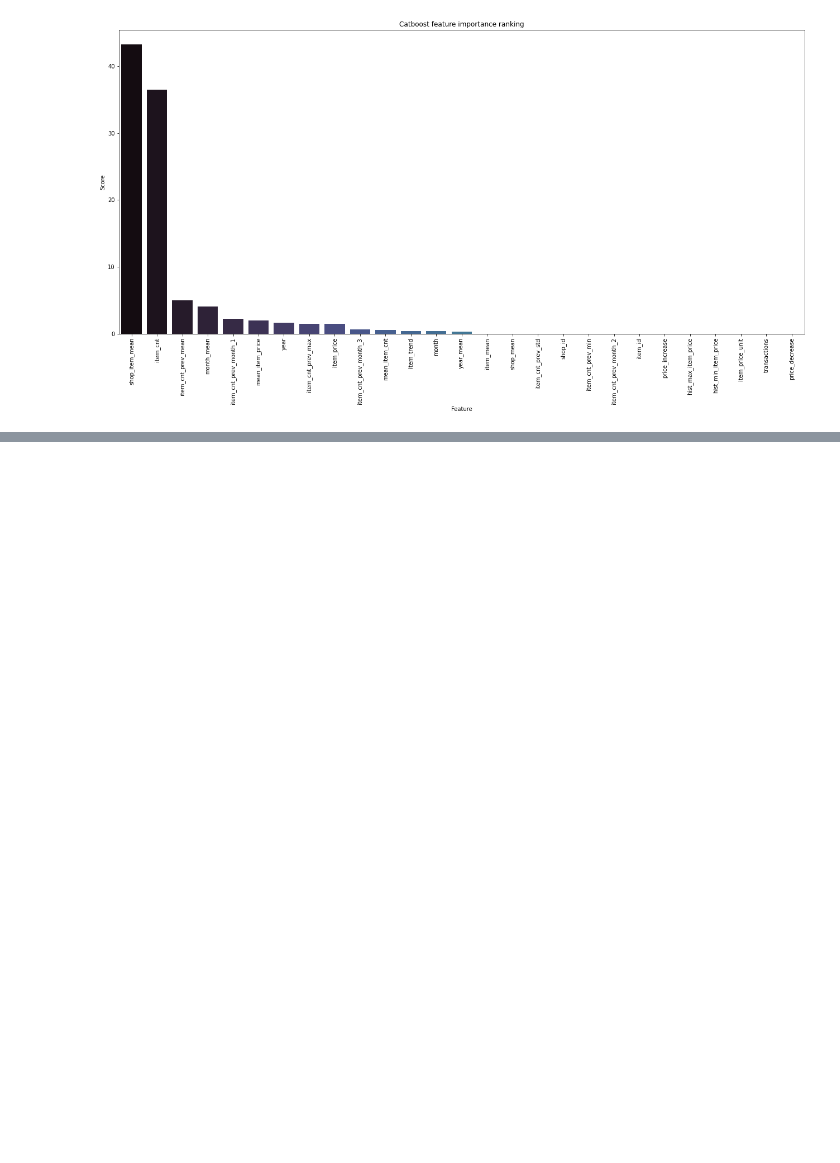
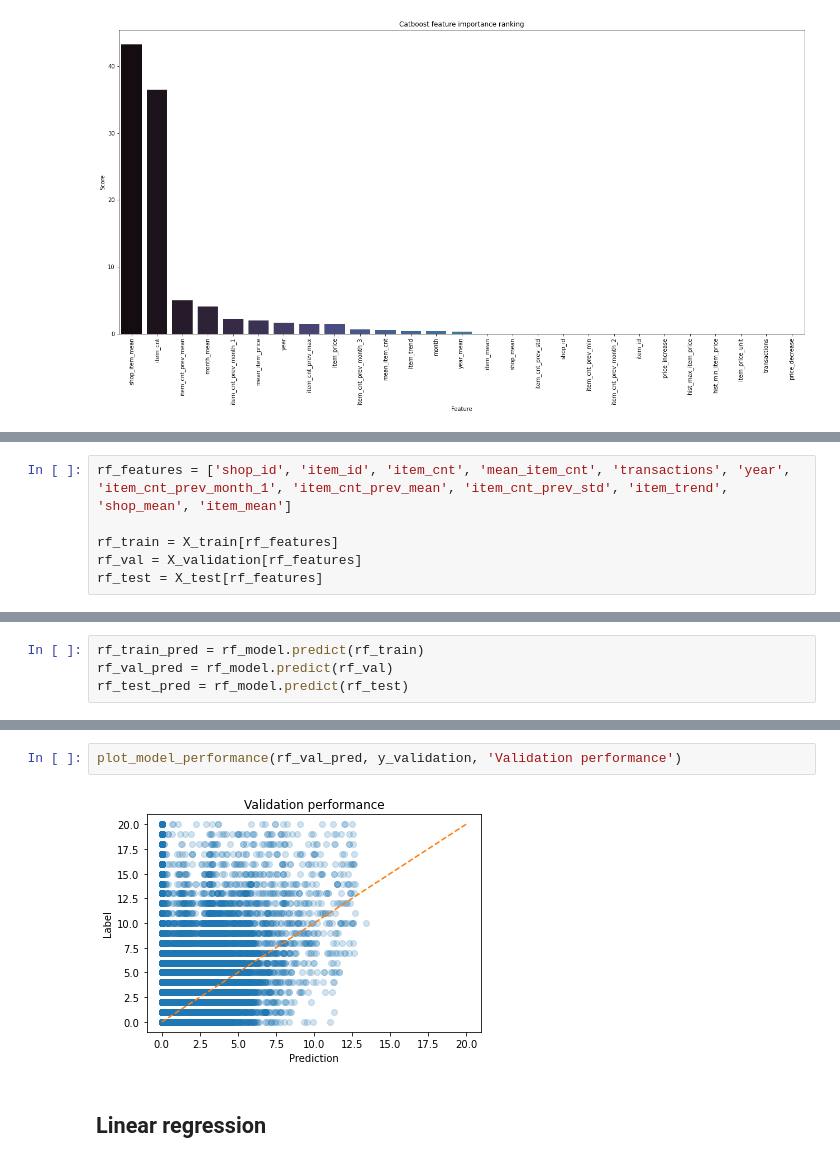
Before and after one commit to aitor-perez/kaggle, a Jupyter notebook: future-sales/time-series.ipynb, the cells around one changed output, grey strips where cells are left out. Cells and saved outputs as stored; diff of their text form; blank space fills up the shorter version.

```diff
--- a/future-sales/time-series.ipynb
+++ b/future-sales/time-series.ipynb
@@ -346,0 +417,6 @@ We are now ready to submit our predictions. To avoid repeating the training with
+# %%
+rf_features = ['shop_id', 'item_id', 'item_cnt', 'mean_item_cnt', 'transactions', 'year', 'item_cnt_prev_month_1', 'item_cnt_prev_mean', 'item_cnt_prev_std', 'item_trend', 'shop_mean', 'item_mean']
+
+rf_train = X_train[rf_features]
+rf_val = X_validation[rf_features]
+rf_test = X_test[rf_features]
@@ -346,0 +428,4 @@ We are now ready to submit our predictions. To avoid repeating the training with
+# %%
+rf_train_pred = rf_model.predict(rf_train)
+rf_val_pred = rf_model.predict(rf_val)
+rf_test_pred = rf_model.predict(rf_test)
@@ -346,0 +438,6 @@ We are now ready to submit our predictions. To avoid repeating the training with
+# %%
+plot_model_performance(rf_val_pred, y_validation, 'Validation performance')
+# %% [output]
+[figure, added]
+# %% [markdown]
+## Linear regression
```
Also changed, not shown: parts of 60 cells of this notebook, 7 other files.
